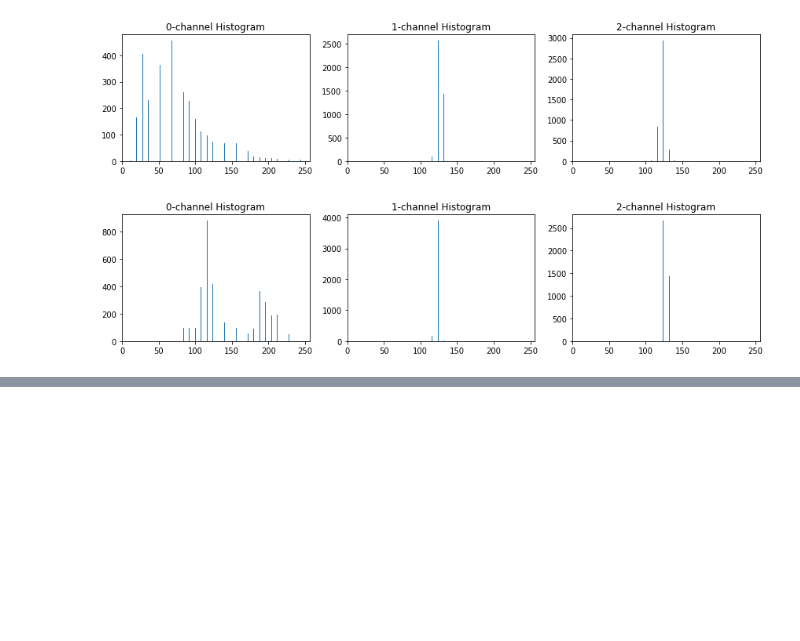
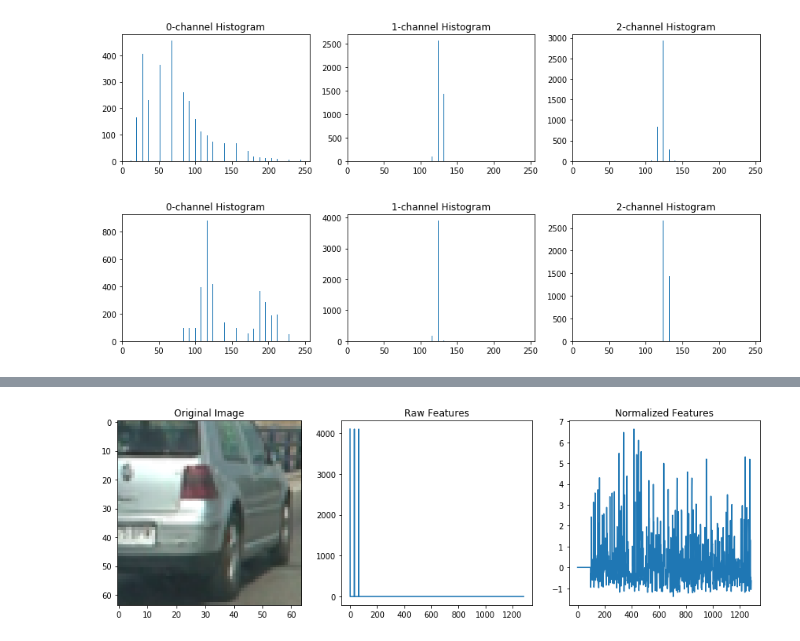
Before and after one commit to xingliuUT/CarND-Vehicle-Detection, a Jupyter notebook: vehicle_detection.ipynb, the cells around one changed output, grey strips where cells are left out. Cells and saved outputs as stored; diff of their text form; code cells hidden in the pictures; blank space fills up the shorter version.

Commit message:
feat: normalize feature vectors

```diff
--- a/vehicle_detection.ipynb
+++ b/vehicle_detection.ipynb
@@ -108,0 +112,9 @@ show_colorhist(noncar_img, image_path = image_path, save_img = True)
+# %%
+# Make lists of vehicle/non-vehicle images
+vehicles = glob.glob('./vehicles/*/*')
+nonvehicles = glob.glob('./non-vehicles/*/*')
+# %%
+vehicles_feat = extract_features(vehicles, color_space='YCrCb', spatial_size=(32, 32),
+                        hist_bins=32, orient=11,
+                        pix_per_cell=16, cell_per_block=2, hog_channel='ALL',
+                        spatial_feat=False, hist_feat=True, hog_feat=True)
@@ -108,0 +124,5 @@ show_colorhist(noncar_img, image_path = image_path, save_img = True)
+# %%
+nonvehicles_feat = extract_features(nonvehicles, color_space='YCrCb', spatial_size=(32, 32),
+                        hist_bins=32, orient=11,
+                        pix_per_cell=16, cell_per_block=2, hog_channel='ALL',
+                        spatial_feat=False, hist_feat=True, hog_feat=True)
@@ -108,0 +132,25 @@ show_colorhist(noncar_img, image_path = image_path, save_img = True)
+# %%
+# Create an array stack of feature vectors
+# The right format to sklearn StandardScaler: a numpy array where each row is a single feature vector
+X = np.vstack((vehicles_feat, nonvehicles_feat)).astype(np.float64)
+# Fit a per-column scaler
+X_scaler = StandardScaler().fit(X)
+# Apply the scaler to X
+scaled_X = X_scaler.transform(X)
+# %%
+# randomly choose an image with vehicle
+car_ind = np.random.randint(0, len(vehicles_feat))
+fig = plt.figure(figsize=(12,4))
+plt.subplot(131)
+plt.imshow(mpimg.imread(vehicles[car_ind]))
+plt.title('Original Image')
+plt.subplot(132)
+plt.plot(X[car_ind])
+plt.title('Raw Features')
+plt.subplot(133)
+plt.plot(scaled_X[car_ind])
+plt.title('Normalized Features')
+fig.tight_layout()
+#plt.savefig('./output_images/normalize_feats.png')
+# %% [output]
+[figure, added]
```
Also changed, not shown: parts of 8 cells of this notebook, 1 other file.
